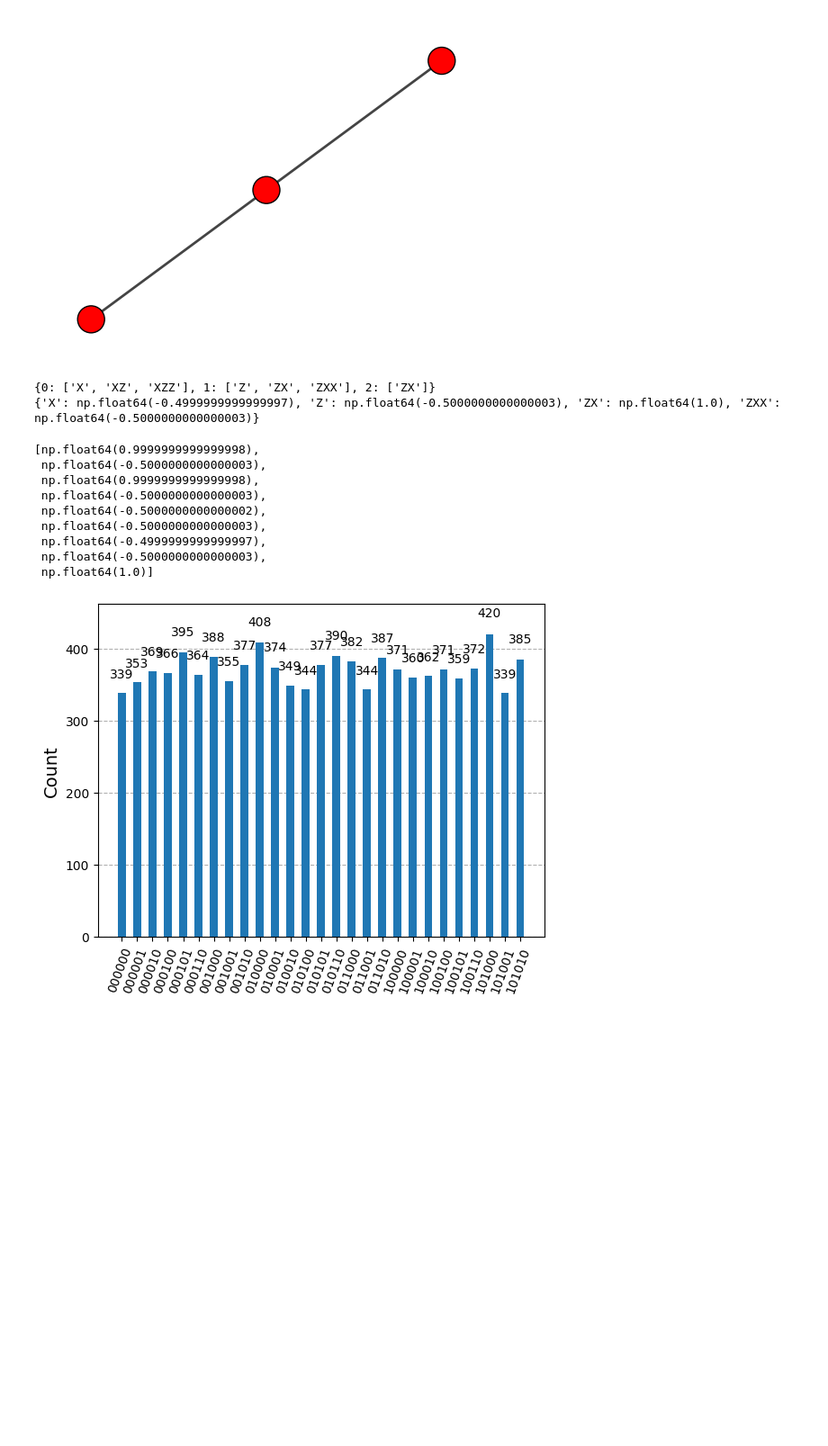
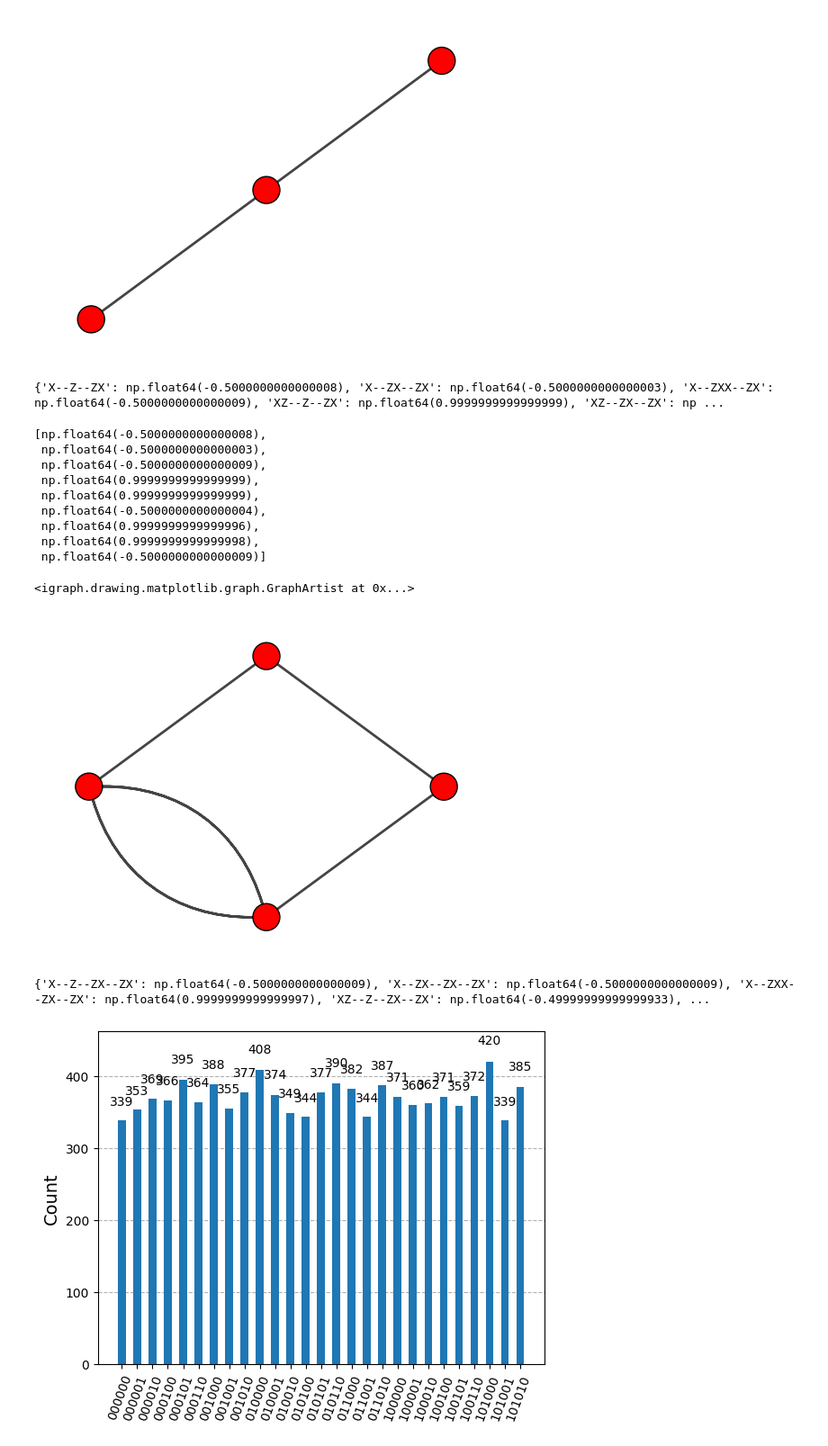
Before and after one commit to slysek/qudityD3, a Jupyter notebook: QuditsOnQubits/Example.ipynb, the cells around one changed output. Shown at 90% size. Drawn from its saved outputs; the diff is of its cells as text; code cells hidden in the pictures; blank space fills up the shorter version.

Commit message:
ghz and ame43, bell inequality

```diff
--- a/QuditsOnQubits/Example.ipynb
+++ b/QuditsOnQubits/Example.ipynb
@@ -39,22 +22,30 @@ from qiskit import QuantumCircuit, qpy
 for e in g.es:
     e["r"] = 1
 
-bellexps, circs = bell_operator(g, ghz_circ) #TODO tutaj musze dodac zeby wyswietlaly sie jakie generatory daja jakie wartosci oczekiwane
+bellexps = bell_operator(g, ghz_circ)
 # %% [output]
-{0: ['X', 'XZ', 'XZZ'], 1: ['Z', 'ZX', 'ZXX'], 2: ['ZX']}
-{'X': np.float64(-0.4999999999999997), 'Z': np.float64(-0.5000000000000003), 'ZX': np.float64(1.0), 'ZXX': np.float64(-0.5000000000000003)}
+{'X--Z--ZX': np.float64(-0.5000000000000008), 'X--ZX--ZX': np.float64(-0.5000000000000003), 'X--ZXX--ZX': np.float64(-0.5000000000000009), 'XZ--Z--ZX': np.float64(0.9999999999999999), 'XZ--ZX--ZX': np ...
 # %%
-bellexps
+bellexps[0]
 # %% [output]
-[np.float64(0.9999999999999998),
+[np.float64(-0.5000000000000008),
  np.float64(-0.5000000000000003),
+ np.float64(-0.5000000000000009),
+ np.float64(0.9999999999999999),
+ np.float64(0.9999999999999999),
+ np.float64(-0.5000000000000004),
+ np.float64(0.9999999999999996),
  np.float64(0.9999999999999998),
- np.float64(-0.5000000000000003),
- np.float64(-0.5000000000000002),
- np.float64(-0.5000000000000003),
- np.float64(-0.4999999999999997),
- np.float64(-0.5000000000000003),
- np.float64(1.0)]
+ np.float64(-0.5000000000000009)]
 # %%
-ghz_circ.draw('mpl')
+g2 = ig.Graph(n=4, directed=False)
+
+edges2 = [(0, 1), (1, 2), (2, 3), (2, 3), (3, 0)]
+g2.add_edges(edges2)
+
+fig, ax = plt.subplots()
+ig.plot(g2, target=ax)
+# %% [output]
+<igraph.drawing.matplotlib.graph.GraphArtist at 0x...>
+[figure, added]
 # %%
@@ -62,3 +53,7 @@ ghz_bell_circs[0].decompose().draw("mpl")
+# %%
+bellexps2 = bell_operator(g2, ame43TEST)
+# %% [output]
+{'X--Z--ZX--ZX': np.float64(-0.5000000000000009), 'X--ZX--ZX--ZX': np.float64(-0.5000000000000009), 'X--ZXX--ZX--ZX': np.float64(0.9999999999999997), 'XZ--Z--ZX--ZX': np.float64(-0.49999999999999933), ...
 # %%
 from qiskit.primitives import StatevectorSampler
 from qiskit.visualization import plot_histogram
```
Also changed, not shown: parts of 10 cells of this notebook, 7 other files.
